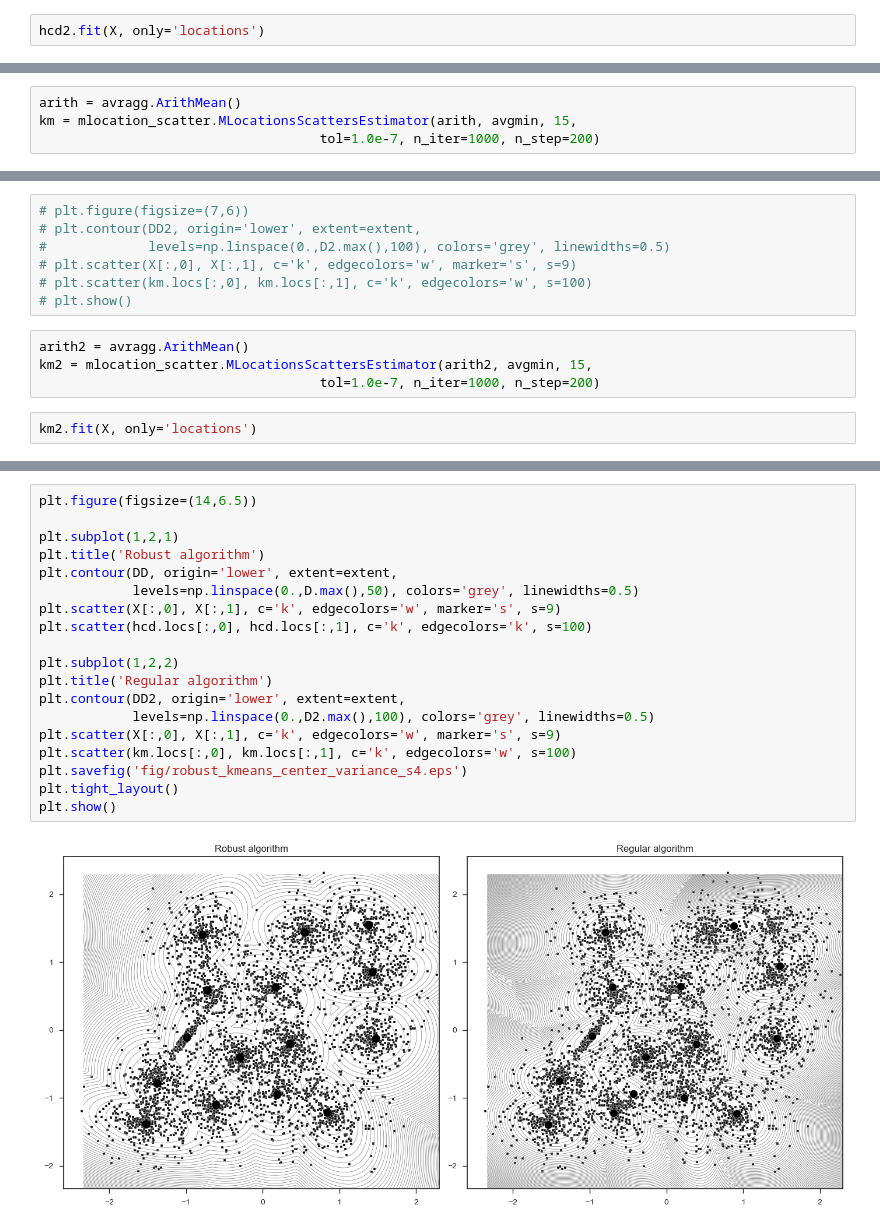
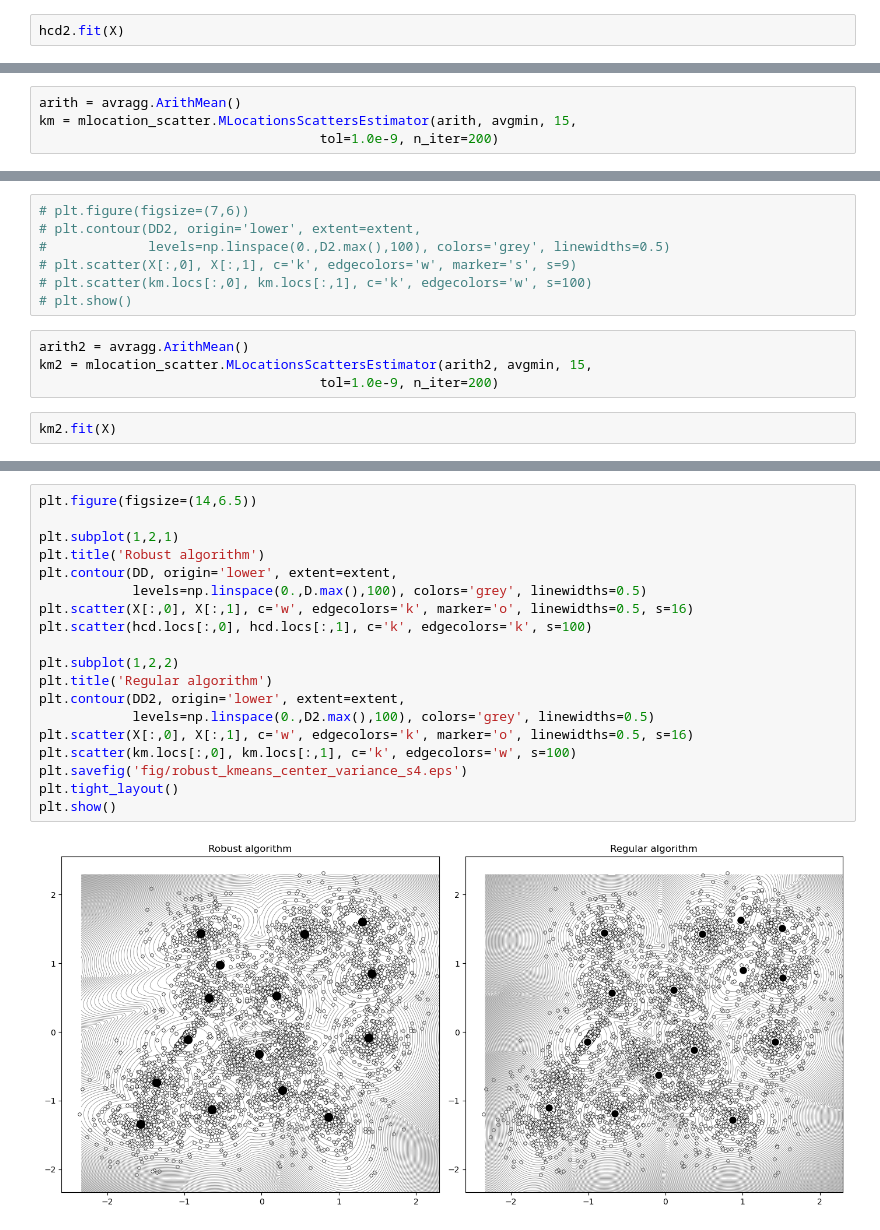
Before and after one commit to intellimath/mlgrad, a Jupyter notebook: examples/kmeans_s3.ipynb, the cells around one changed output, grey strips where cells are left out. Cells and saved outputs as stored; diff of their text form.

```diff
--- a/examples/kmeans_s3.ipynb
+++ b/examples/kmeans_s3.ipynb
@@ -109,5 +111,5 @@ hcd2 = mlocation_scatter.MLocationsScattersEstimator(avrfunc2, avgmin2, 15,
 # %%
-hcd2.fit(X, only='locations')
+hcd2.fit(X)
 # %%
 D_2 = hcd2.evaluate_dist(XX)
 DD_2 = D_2.reshape(XX1.shape)
@@ -119,7 +121,7 @@ print(D_2.min(), D_2.max())
 # %%
 arith = avragg.ArithMean()
 km = mlocation_scatter.MLocationsScattersEstimator(arith, avgmin, 15,
-                                    tol=1.0e-7, n_iter=1000, n_step=200)
+                                    tol=1.0e-9, n_iter=200)
 # %%
 km.fit(X)
 # %%
@@ -145,9 +149,9 @@ print(D2.min(), D2.max())
 # %%
 arith2 = avragg.ArithMean()
 km2 = mlocation_scatter.MLocationsScattersEstimator(arith2, avgmin, 15,
-                                    tol=1.0e-7, n_iter=1000, n_step=200)
+                                    tol=1.0e-9, n_iter=200)
 # %%
-km2.fit(X, only='locations')
+km2.fit(X)
 # %%
 D2_2 = km2.evaluate_dist(XX)
 DD2_2 = D2_2.reshape(XX1.shape)
@@ -157,24 +161,24 @@ print(D2_2.min(), D2_2.max())
 # %%
 plt.figure(figsize=(14,6.5))
 
 plt.subplot(1,2,1)
 plt.title('Robust algorithm')
 plt.contour(DD, origin='lower', extent=extent,
-            levels=np.linspace(0.,D.max(),50), colors='grey', linewidths=0.5)
-plt.scatter(X[:,0], X[:,1], c='k', edgecolors='w', marker='s', s=9)
+            levels=np.linspace(0.,D.max(),100), colors='grey', linewidths=0.5)
+plt.scatter(X[:,0], X[:,1], c='w', edgecolors='k', marker='o', linewidths=0.5, s=16)
 plt.scatter(hcd.locs[:,0], hcd.locs[:,1], c='k', edgecolors='k', s=100)
 
 plt.subplot(1,2,2)
 plt.title('Regular algorithm')
 plt.contour(DD2, origin='lower', extent=extent,
             levels=np.linspace(0.,D2.max(),100), colors='grey', linewidths=0.5)
-plt.scatter(X[:,0], X[:,1], c='k', edgecolors='w', marker='s', s=9)
+plt.scatter(X[:,0], X[:,1], c='w', edgecolors='k', marker='o', linewidths=0.5, s=16)
 plt.scatter(km.locs[:,0], km.locs[:,1], c='k', edgecolors='w', s=100)
 plt.savefig('fig/robust_kmeans_center_variance_s4.eps')
 plt.tight_layout()
 plt.show()
 # %% [output]
-[figure, old version]
+[figure, new version]
 # %%
 plt.figure(figsize=(14,6.5))
 
```
Also changed, not shown: parts of 12 cells of this notebook, 30 other files.
